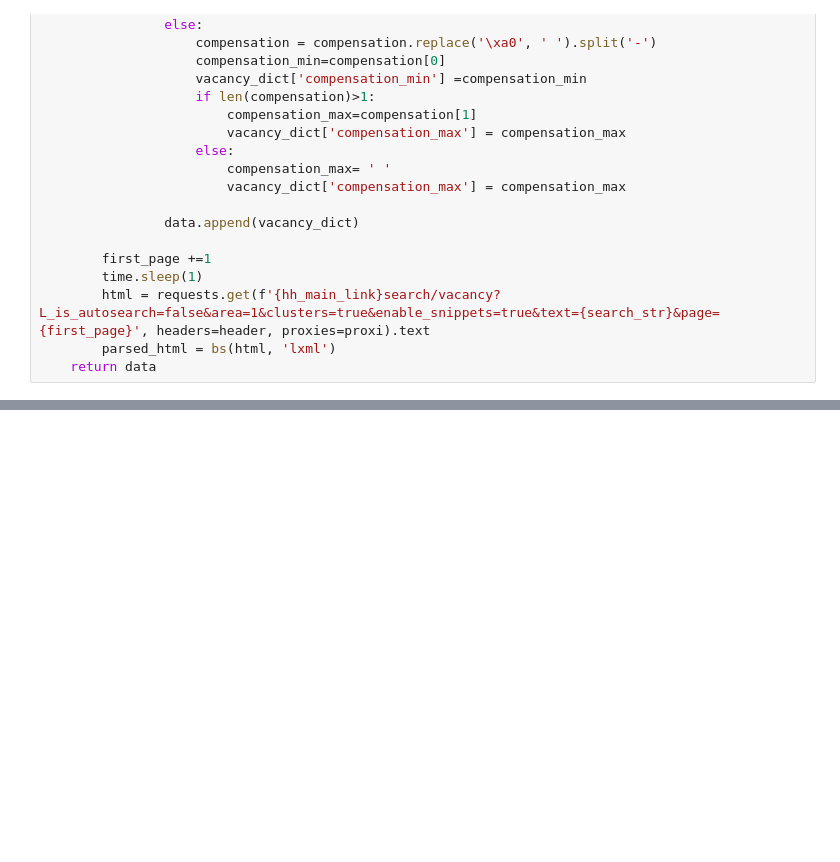
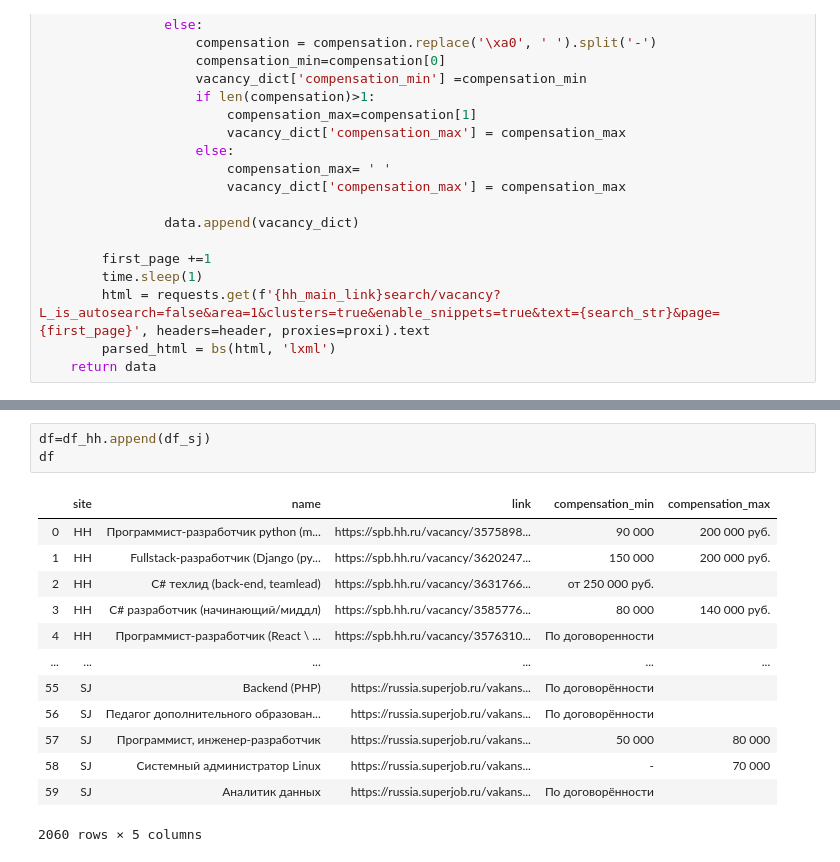
Before and after one commit to Sashkalolpro/-Methods-of-collecting-and-processing-data-from-the-Internet, a Jupyter notebook: Les 2 hh.ipynb, the cells around one changed output, grey strips where cells are left out. Drawn from its saved outputs; the diff is of its cells as text; blank space fills up the shorter version.

```diff
--- a/Les 2 hh.ipynb
+++ b/Les 2 hh.ipynb
@@ -78,0 +161,17 @@ df
+# %%
+df=df_hh.append(df_sj)
+df
+# %% [output]
+|  | site | name | link | compensation_min | compensation_max |
+| 0 | HH | Программист-разработчик python (m... | https://spb.hh.ru/vacancy/3575898... | 90 000 | 200 000 руб. |
+| 1 | HH | Fullstack-разработчик (Django (py... | https://spb.hh.ru/vacancy/3620247... | 150 000 | 200 000 руб. |
+| 2 | HH | C# техлид (back-end, teamlead) | https://spb.hh.ru/vacancy/3631766... | от 250 000 руб. |  |
+| 3 | HH | C# разработчик (начинающий/миддл) | https://spb.hh.ru/vacancy/3585776... | 80 000 | 140 000 руб. |
+| 4 | HH | Программист-разработчик (React \ ... | https://spb.hh.ru/vacancy/3576310... | По договоренности |  |
+| ... | ... | ... | ... | ... | ... |
+| 55 | SJ | Backend (PHP) | https://russia.superjob.ru/vakans... | По договорённости |  |
+| 56 | SJ | Педагог дополнительного образован... | https://russia.superjob.ru/vakans... | По договорённости |  |
+| 57 | SJ | Программист, инженер-разработчик | https://russia.superjob.ru/vakans... | 50 000 | 80 000 |
+| 58 | SJ | Системный администратор Linux | https://russia.superjob.ru/vakans... | - | 70 000 |
+| 59 | SJ | Аналитик данных | https://russia.superjob.ru/vakans... | По договорённости |  |
+2060 rows × 5 columns
```
Also changed, not shown: parts of 9 cells of this notebook.
